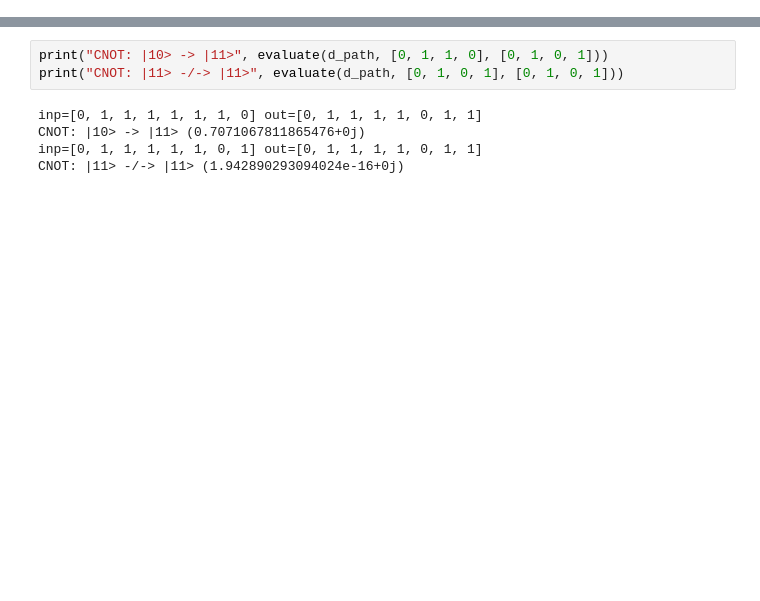
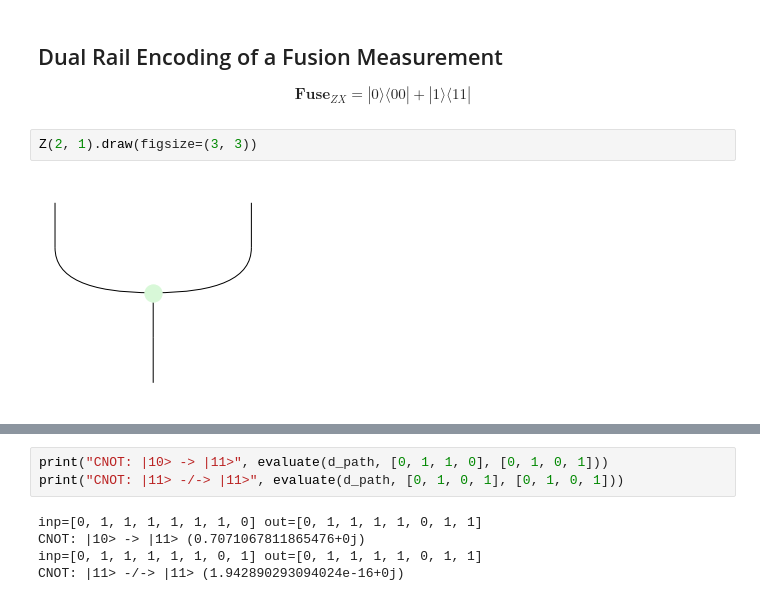
Before and after one commit to lawrencerowland/discopy, a Jupyter notebook: optics-demo.ipynb, the cells around one changed output, grey strips where cells are left out. Cells and saved outputs as stored; diff of their text form; blank space fills up the shorter version.

```diff
--- a/optics-demo.ipynb
+++ b/optics-demo.ipynb
@@ -43,0 +7,8 @@ pyzx.drawing.draw_d3(g)
+# %% [markdown]
+## Dual Rail Encoding of a Fusion Measurement
+
+$$ \textbf{Fuse}_{ZX} =|0\rangle\langle 00| + |1\rangle\langle 11| $$
+# %%
+Z(2, 1).draw(figsize=(3, 3))
+# %% [output]
+[figure, added]
```
Also changed, not shown: parts of 26 cells of this notebook, 1 other file.
